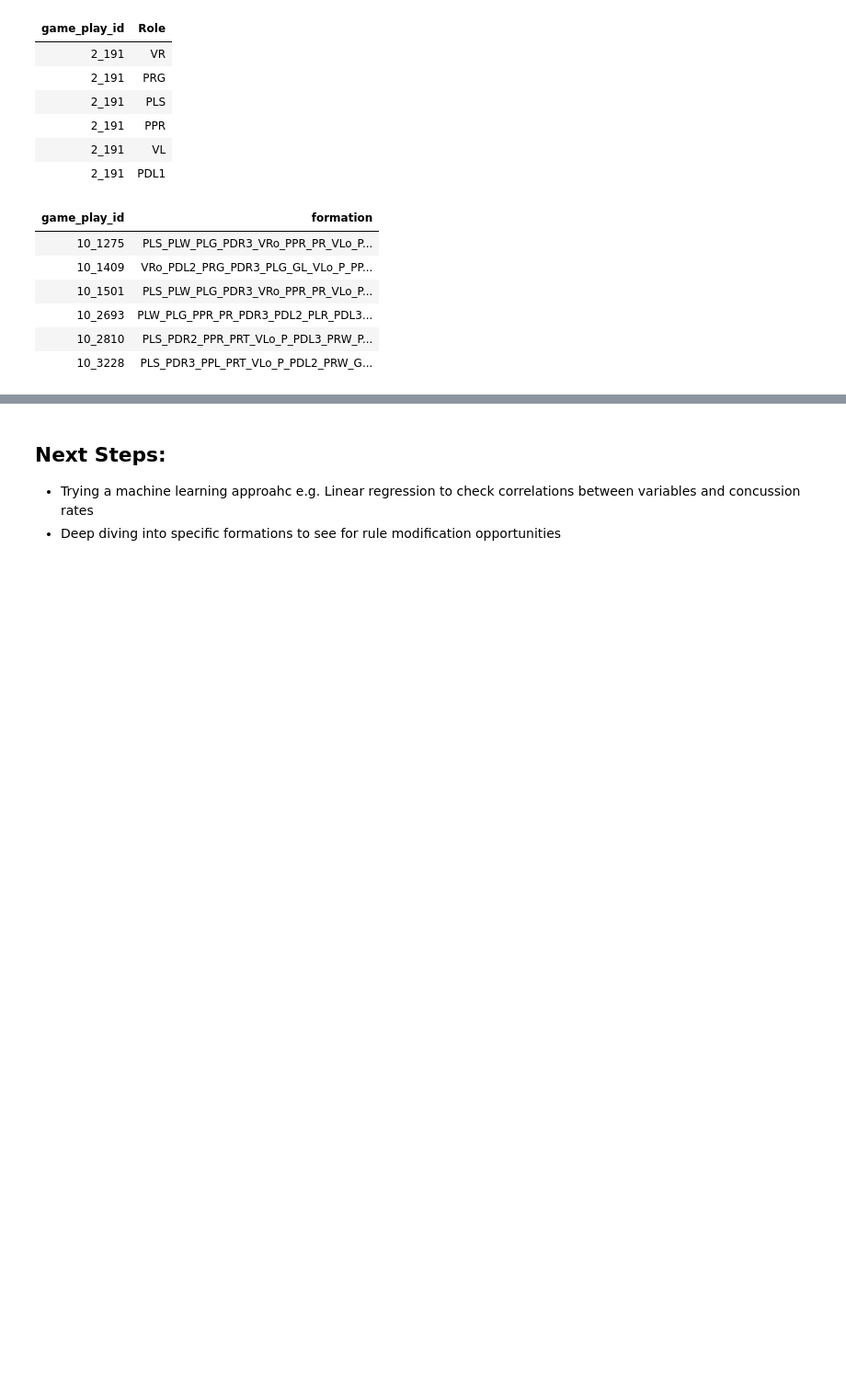
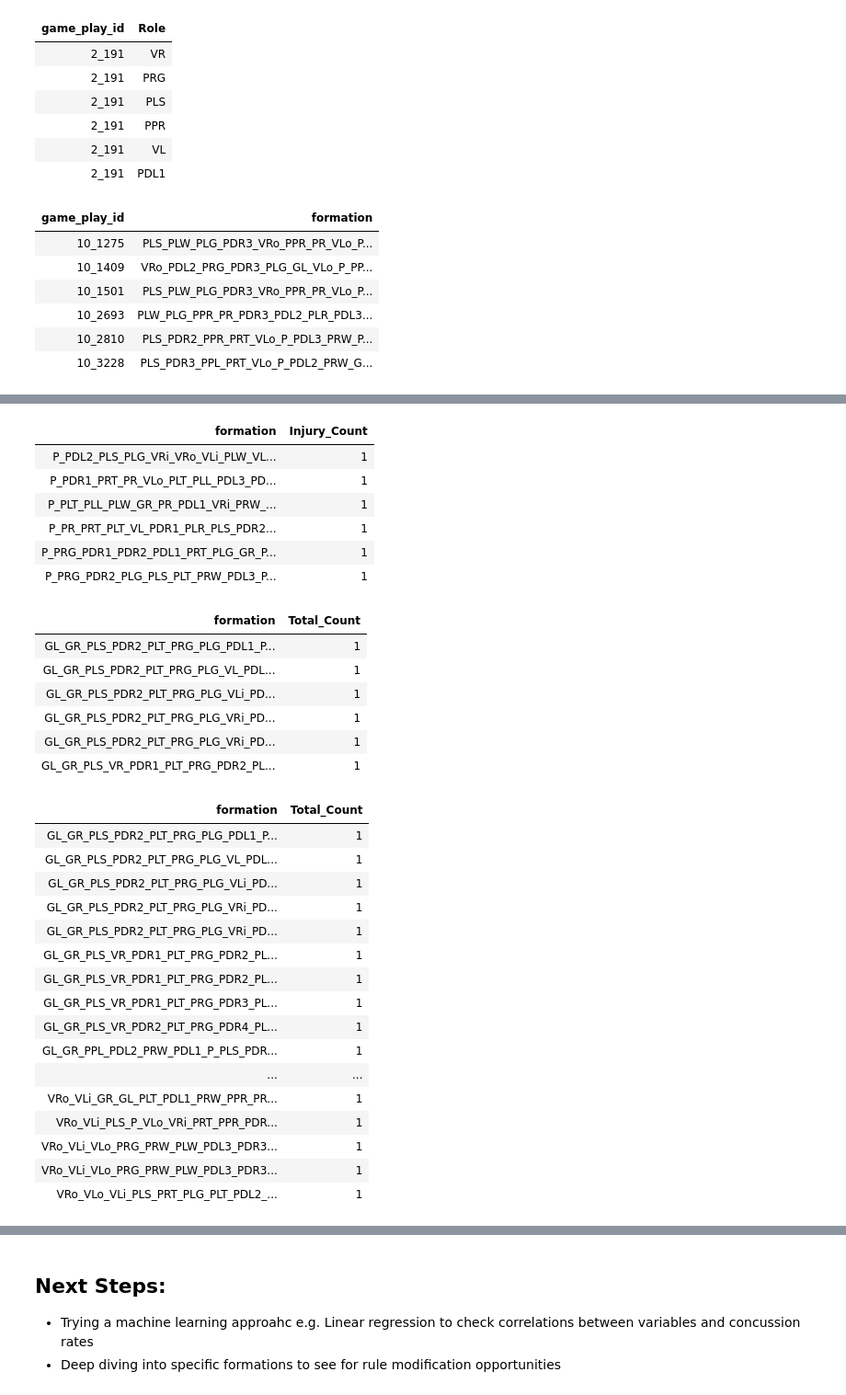
Before and after one commit to pranavrajwade/NFL-Punt-Analysis-EDA, a Jupyter notebook: Code/NFL Punt Concussion Analysis.ipynb, the cells around one changed output, grey strips where cells are left out. Shown at 92% size. Drawn from its saved outputs; the diff is of its cells as text; code cells hidden in the pictures; blank space fills up the shorter version.

```diff
--- a/Code/NFL Punt Concussion Analysis.ipynb
+++ b/Code/NFL Punt Concussion Analysis.ipynb
@@ -478,0 +484,40 @@ head(game_formation_data)
+# %%
+data_temporary <- merge(vid_rev, game_formation_data, all.x=TRUE, by='game_play_id')
+data_temporary <- data_temporary %>% group_by(formation) %>% dplyr::summarize(Injury_Count = n())
+head(data_temporary)
+
+final_formation_data <- final_formation_data %>% group_by(formation) %>% dplyr::summarize(Total_Count = n())
+head(final_formation_data)
+arrange(final_formation_data, desc(Total_Count))
+# %% [output]
+| formation | Injury_Count |
+| P_PDL2_PLS_PLG_VRi_VRo_VLi_PLW_VL... | 1 |
+| P_PDR1_PRT_PR_VLo_PLT_PLL_PDL3_PD... | 1 |
+| P_PLT_PLL_PLW_GR_PR_PDL1_VRi_PRW_... | 1 |
+| P_PR_PRT_PLT_VL_PDR1_PLR_PLS_PDR2... | 1 |
+| P_PRG_PDR1_PDR2_PDL1_PRT_PLG_GR_P... | 1 |
+| P_PRG_PDR2_PLG_PLS_PLT_PRW_PDL3_P... | 1 |
+| formation | Total_Count |
+| GL_GR_PLS_PDR2_PLT_PRG_PLG_PDL1_P... | 1 |
+| GL_GR_PLS_PDR2_PLT_PRG_PLG_VL_PDL... | 1 |
+| GL_GR_PLS_PDR2_PLT_PRG_PLG_VLi_PD... | 1 |
+| GL_GR_PLS_PDR2_PLT_PRG_PLG_VRi_PD... | 1 |
+| GL_GR_PLS_PDR2_PLT_PRG_PLG_VRi_PD... | 1 |
+| GL_GR_PLS_VR_PDR1_PLT_PRG_PDR2_PL... | 1 |
+| formation | Total_Count |
+| GL_GR_PLS_PDR2_PLT_PRG_PLG_PDL1_P... | 1 |
+| GL_GR_PLS_PDR2_PLT_PRG_PLG_VL_PDL... | 1 |
+| GL_GR_PLS_PDR2_PLT_PRG_PLG_VLi_PD... | 1 |
+| GL_GR_PLS_PDR2_PLT_PRG_PLG_VRi_PD... | 1 |
+| GL_GR_PLS_PDR2_PLT_PRG_PLG_VRi_PD... | 1 |
+| GL_GR_PLS_VR_PDR1_PLT_PRG_PDR2_PL... | 1 |
+| GL_GR_PLS_VR_PDR1_PLT_PRG_PDR2_PL... | 1 |
+| GL_GR_PLS_VR_PDR1_PLT_PRG_PDR3_PL... | 1 |
+| GL_GR_PLS_VR_PDR2_PLT_PRG_PDR4_PL... | 1 |
+| GL_GR_PPL_PDL2_PRW_PDL1_P_PLS_PDR... | 1 |
+| ... | ... |
+| VRo_VLi_GR_GL_PLT_PDL1_PRW_PPR_PR... | 1 |
+| VRo_VLi_PLS_P_VLo_VRi_PRT_PPR_PDR... | 1 |
+| VRo_VLi_VLo_PRG_PRW_PLW_PDL3_PDR3... | 1 |
+| VRo_VLi_VLo_PRG_PRW_PLW_PDL3_PDR3... | 1 |
+| VRo_VLo_VLi_PLS_PRT_PLG_PLT_PDL2_... | 1 |
```
Also changed, not shown: parts of 7 cells of this notebook.
